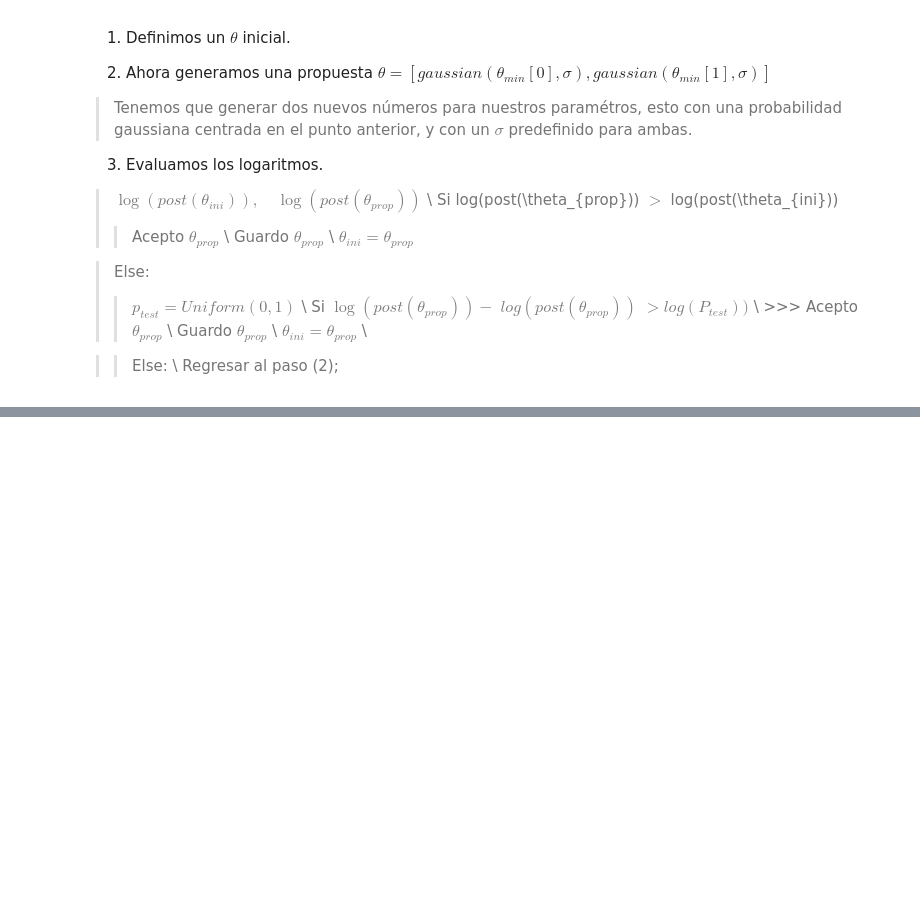
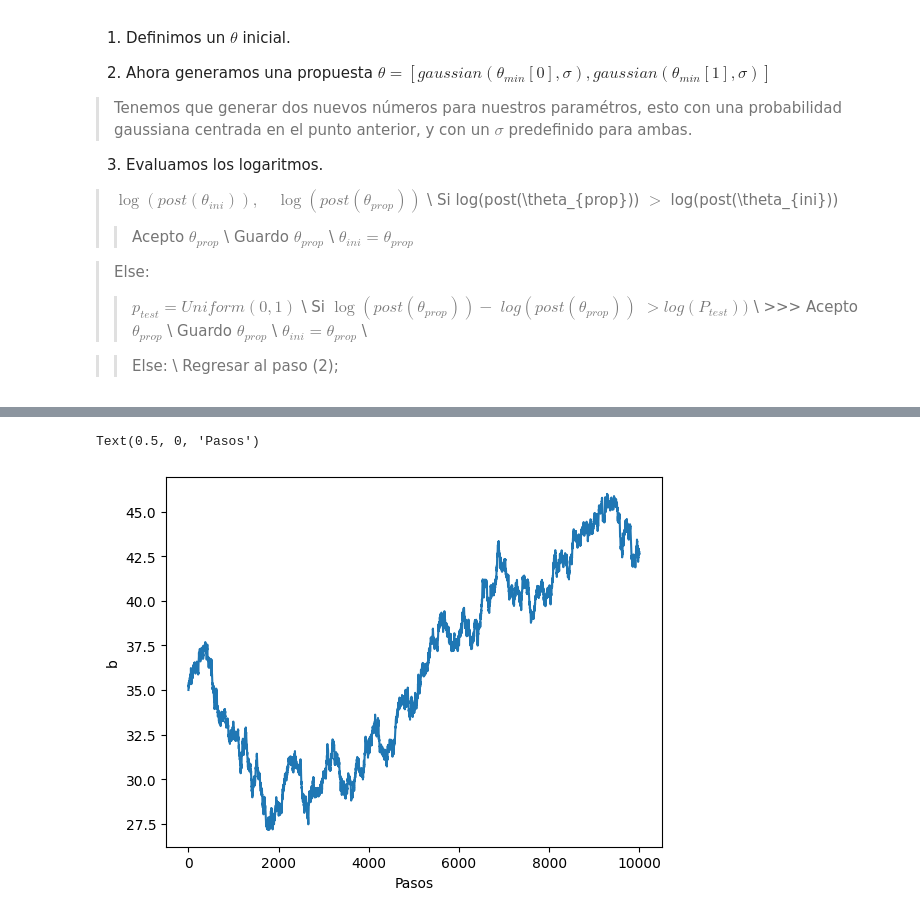
Before and after one commit to DCI-alxogm/ml2023-PotterSR, a Jupyter notebook: Sep29-30/Clase30Sep.ipynb, the cells around one changed output, grey strips where cells are left out. Saved outputs shown, nothing was run; the diff lists cells and outputs as text; code cells hidden in the pictures; blank space fills up the shorter version.

```diff
--- a/Sep29-30/Clase30Sep.ipynb
+++ b/Sep29-30/Clase30Sep.ipynb
@@ -150,0 +122,7 @@ array([24.98798266, 24.96077318, 24.96077318, ..., 24.1380018 ,
+# %%
+plt.plot(cad[:,1])
+plt.ylabel('b')
+plt.xlabel('Pasos')
+# %% [output]
+Text(0.5, 0, 'Pasos')
+[figure, added]
```
Also changed, not shown: parts of 26 cells of this notebook.
